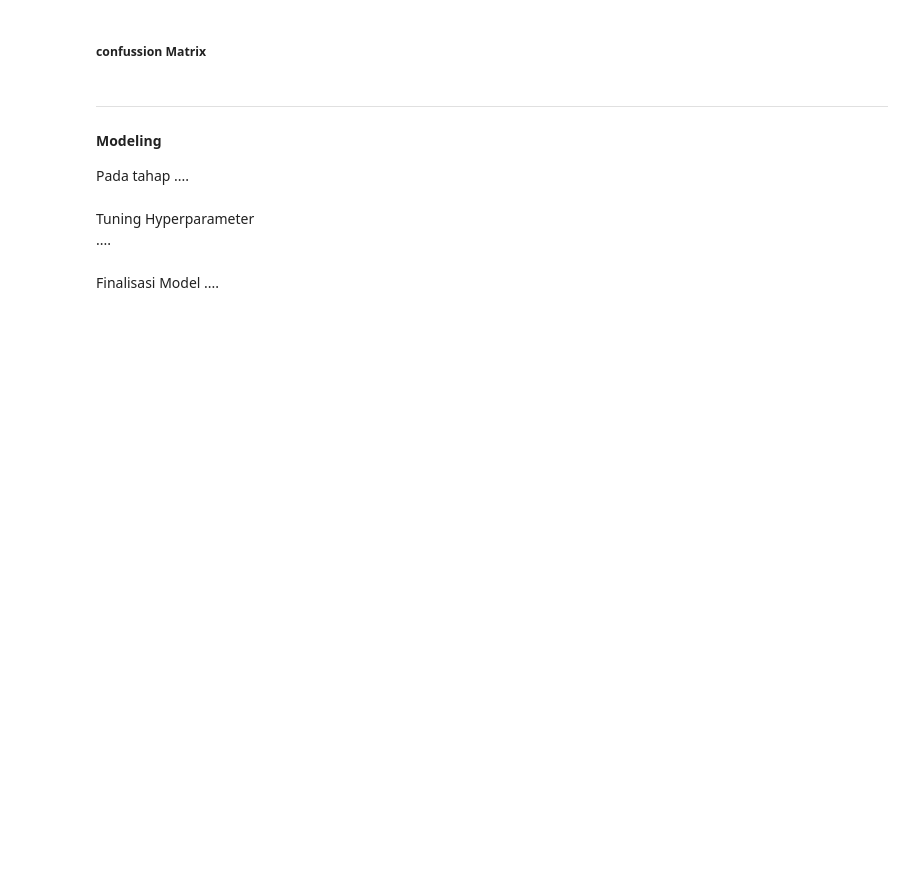
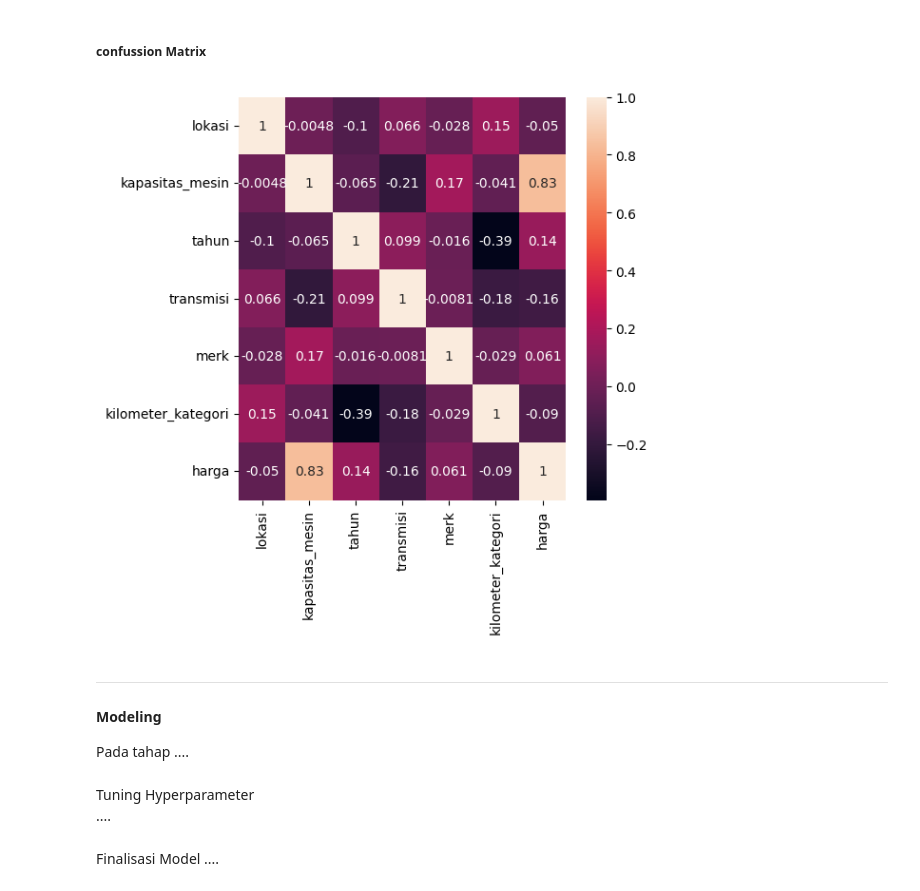
Before and after one commit to daff00/used-motorcycle-price-prediction, a Jupyter notebook: project.ipynb, the cells around one changed output. Saved outputs shown, nothing was run; the diff lists cells and outputs as text; code cells hidden in the pictures; blank space fills up the shorter version.

```diff
--- a/project.ipynb
+++ b/project.ipynb
@@ -396,13 +396,12 @@ used_motor.head()
 ##### Feature Selection
 # %%
 # Choosing X and y
-X = used_motor.drop(columns='harga')
+X = used_motor.drop(columns=['harga', 'kilometer', 'nama_motor'] )
 y = used_motor['harga']
 
 # Initialize MinMaxScaler
-#mms = MinMaxScaler()
-
-#X_mms = mms.fit_transform(X)
+mms = MinMaxScaler()
+X_mms = mms.fit_transform(X)
 # %%
 # Train test split untuk feature importance
 X_train, X_test, y_train, y_test = train_test_split(X_mms, y, test_size=0.2, random_state=1)
@@ -435,12 +437,15 @@ plt.show()
 # %% [markdown]
 ##### confussion Matrix
 # %%
-correlation = used_motor.corr()
+check = pd.concat([X,y], axis=1)
+correlation = check.corr()
 
 plt.figure(figsize=(6,6))
-sns.heatmap(correlation)
+sns.heatmap(correlation, annot=True)
 plt.tight_layout()
 plt.show()
+# %% [output]
+[figure, added]
 # %% [markdown]
 ---
 #### Modeling
```
Also changed, not shown: parts of 8 cells of this notebook.
